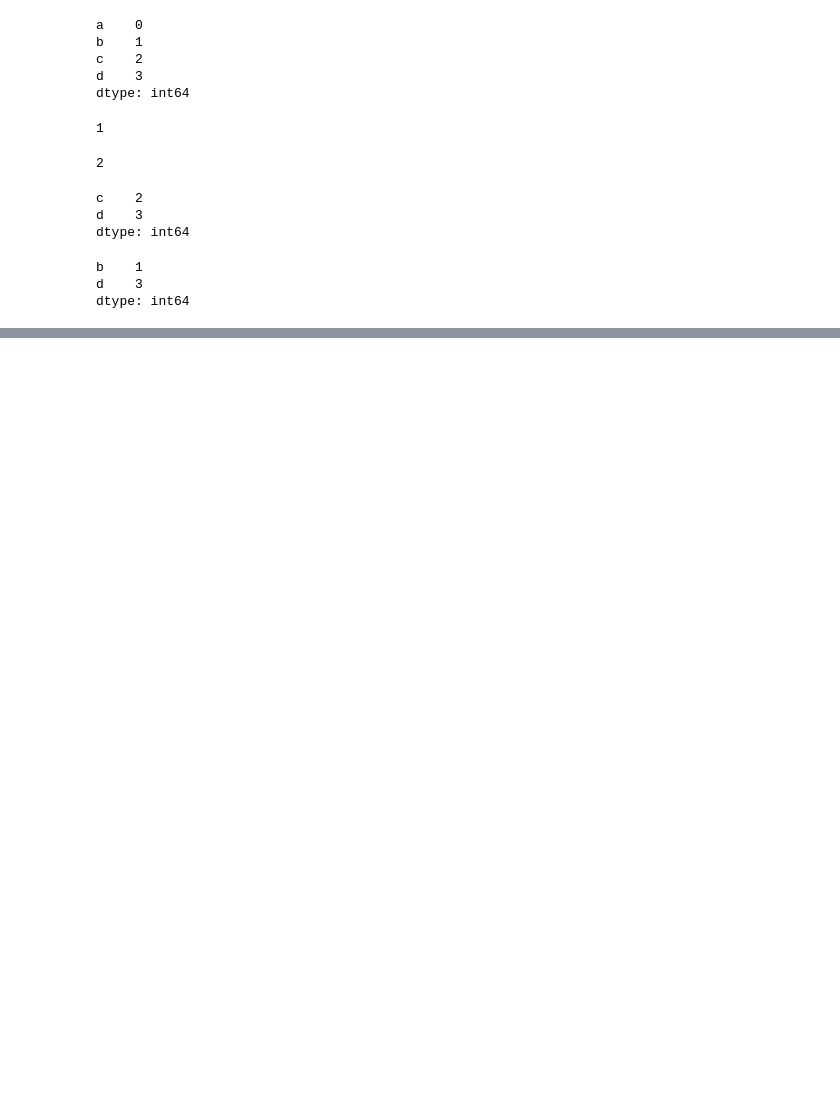
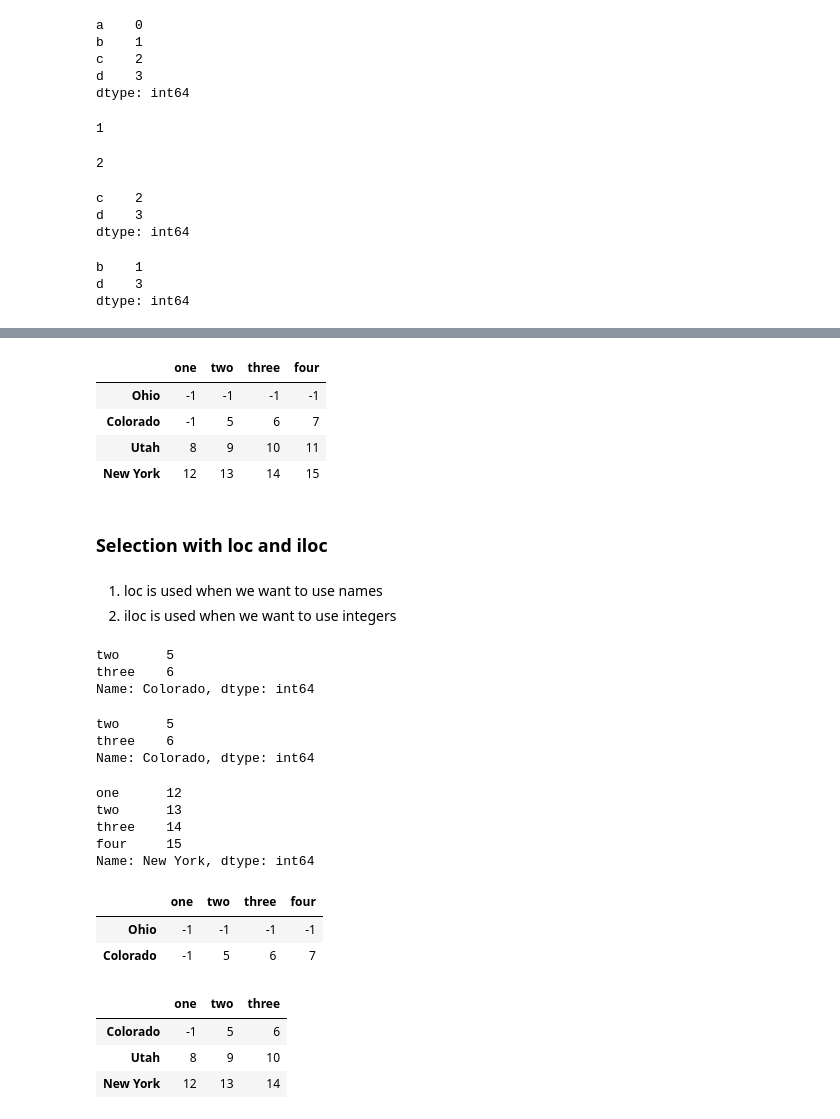
Before and after one commit to lihas-71/pandas_data_analysis, a Jupyter notebook: pandas.ipynb, the cells around one changed output, grey strips where cells are left out. Drawn from its saved outputs; the diff is of its cells as text; code cells hidden in the pictures; blank space fills up the shorter version.

```diff
--- a/pandas.ipynb
+++ b/pandas.ipynb
@@ -240,0 +289,49 @@ dtype: int64
+# %%
+data[data<5]=-1
+data
+# %% [output]
+|  | one | two | three | four |
+| Ohio | -1 | -1 | -1 | -1 |
+| Colorado | -1 | 5 | 6 | 7 |
+| Utah | 8 | 9 | 10 | 11 |
+| New York | 12 | 13 | 14 | 15 |
+# %% [markdown]
+### Selection with loc and iloc
+# %% [markdown]
+1. loc is used when we want to use names
+2. iloc is used when we want to use integers
+# %%
+# access rows and columns by name
+data.loc['Colorado',['two','three']]
+# %% [output]
+two      5
+three    6
+Name: Colorado, dtype: int64
+# %%
+# access rows and columns by number
+data.iloc[1,[1,2]]
+# %% [output]
+two      5
+three    6
+Name: Colorado, dtype: int64
+# %%
+data.iloc[3]
+# %% [output]
+one      12
+two      13
+three    14
+four     15
+Name: New York, dtype: int64
+# %%
+data.iloc[:2,:]  #access specific rows and columns using integers
+# %% [output]
+|  | one | two | three | four |
+| Ohio | -1 | -1 | -1 | -1 |
+| Colorado | -1 | 5 | 6 | 7 |
+# %%
+data.iloc[:,:3][data.three>5]  #smart filtering
+# %% [output]
+|  | one | two | three |
+| Colorado | -1 | 5 | 6 |
+| Utah | 8 | 9 | 10 |
+| New York | 12 | 13 | 14 |
```
Also changed, not shown: parts of 10 cells of this notebook, 1 other file.
